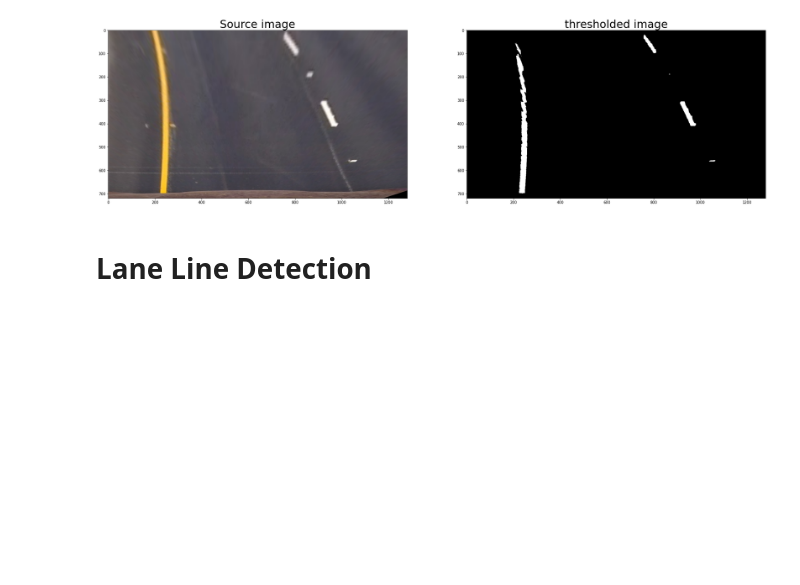
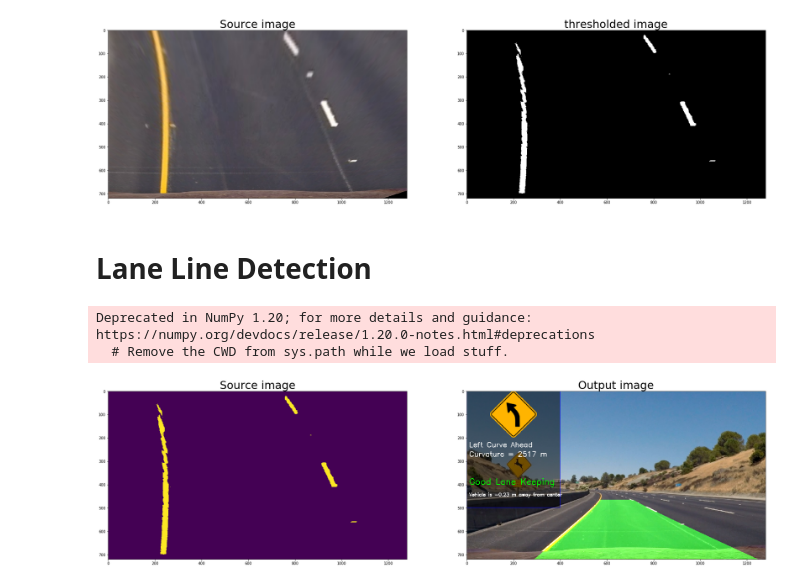
Before and after one commit to salmaehab/Lane-Detection, a Jupyter notebook: Lane_Detection.ipynb, the cells around one changed output. Saved outputs shown, nothing was run; the diff lists cells and outputs as text; code cells hidden in the pictures; blank space fills up the shorter version.

Commit message:
Added plot function

```diff
--- a/Lane_Detection.ipynb
+++ b/Lane_Detection.ipynb
@@ -305,0 +381,14 @@ def measure_curvature():
+# %%
+sora= cv2.warpPerspective(test_img, M, (1280, 720), flags=cv2.INTER_LINEAR)
+sora=  threshold_forward(sora)
+sora=lane_line_forward(sora)
+sora = cv2.warpPerspective(sora, M_inv, (1280, 720), flags=cv2.INTER_LINEAR)
+
+out_img = np.copy(test_img)
+out_img = cv2.addWeighted(out_img, 1, sora, 0.6, 0)
+out_img = plot(out_img)
+plt_images(thresholded_image, 'Source image',out_img, 'Output image')
+# %% [output]
+Deprecated in NumPy 1.20; for more details and guidance: https://numpy.org/devdocs/release/1.20.0-notes.html#deprecations
+  # Remove the CWD from sys.path while we load stuff.
+[figure, added]
```
Also changed, not shown: parts of 2 cells of this notebook.
